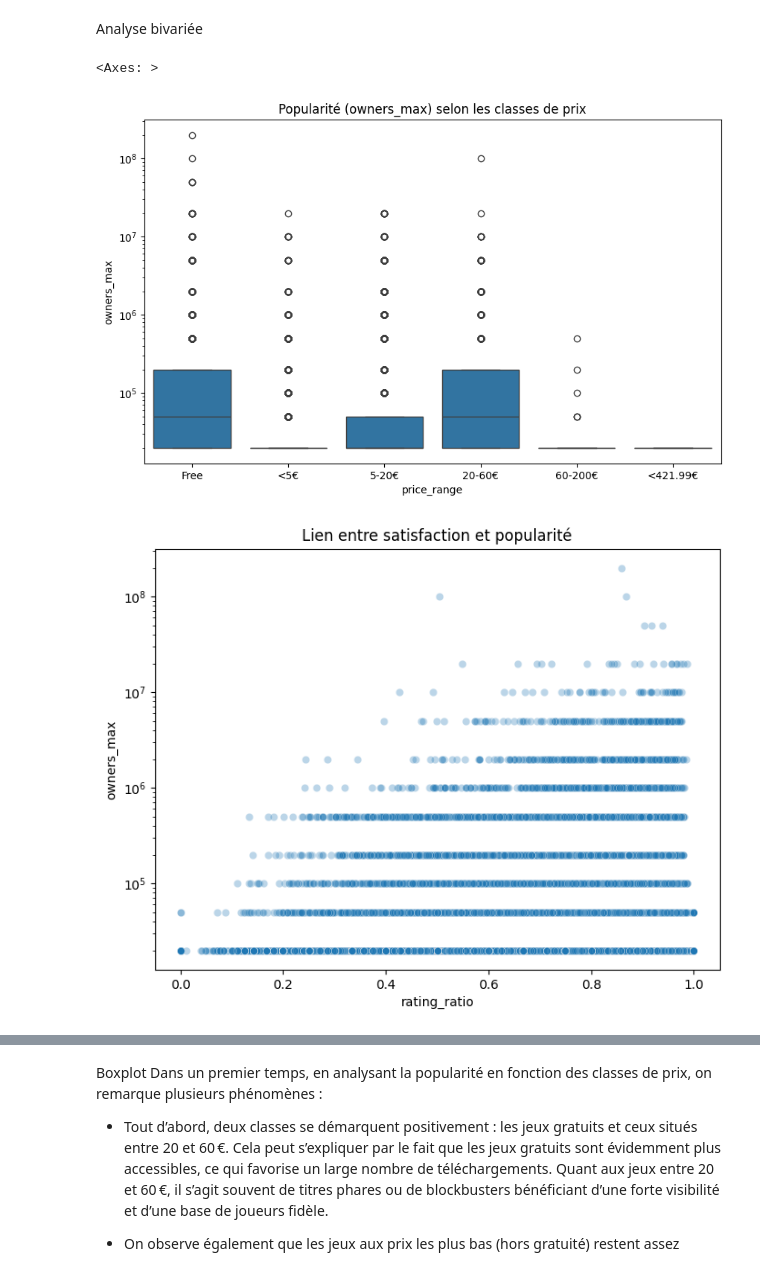
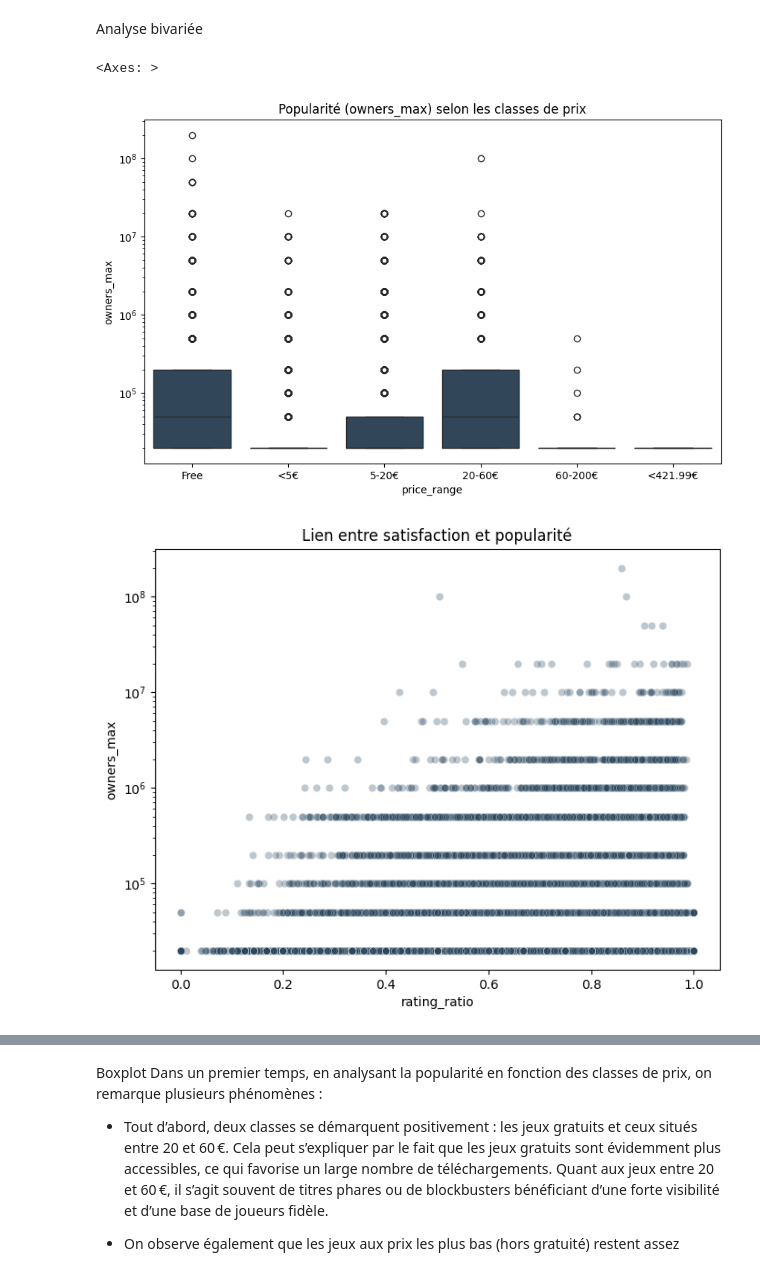
Before and after one commit to Plestan/Analyse-comportementale-Steam, a Jupyter notebook: analyse.ipynb, the cells around one changed output, grey strips where cells are left out. Saved outputs shown, nothing was run; the diff lists cells and outputs as text; code cells hidden in the pictures.

```diff
--- a/analyse.ipynb
+++ b/analyse.ipynb
@@ -321,6 +321,7 @@ steam['platforms'] = steam['platforms'].str.split(';')
 steam['genres'] = steam['genres'].str.split(';')
 steam['categories'] = steam['categories'].str.split(';')
 steam['steamspy_tags'] = steam['steamspy_tags'].str.split(';')
+steam['developer_list'] = steam['developer'].str.split(';')
 
 # 4. Transformer les owners
 steam[['owners_min', 'owners_max']] = steam['owners'].str.replace(',', '').str.split('-', expand=True).astype(int)
@@ -573,23 +574,23 @@ Analyse bivariée
 # %%
 # Boxplot : prix vs popularité
 plt.figure(figsize=(10,6))
-sns.boxplot(data=df, x='price_range', y='owners_max')
+sns.boxplot(data=df, x='price_range', y='owners_max', color='#2a475e')
 plt.yscale('log')
 plt.title("Popularité (owners_max) selon les classes de prix")
 
 # Scatter : satisfaction vs popularité
 plt.figure(figsize=(8,6))
-sns.scatterplot(data=df, x='rating_ratio', y='owners_max', alpha=0.3)
+sns.scatterplot(data=df, x='rating_ratio', y='owners_max', alpha=0.3, color='#2a475e')
 plt.yscale('log')
 plt.title("Lien entre satisfaction et popularité")
 
 # Corrélations
 plt.figure(figsize=(8,6))
 sns.heatmap(df[['price', 'positive_ratings', 'negative_ratings', 'average_playtime', 'owners_max', 'release_year', 'desc_length']].corr(), annot=True)
 # %% [output]
 <Axes: >
-[figure, old version]
+[figure, new version]
-[figure, old version]
+[figure, new version]
 [figure]
 # %% [markdown]
 Boxplot
```
Also changed, not shown: parts of 28 cells of this notebook.
